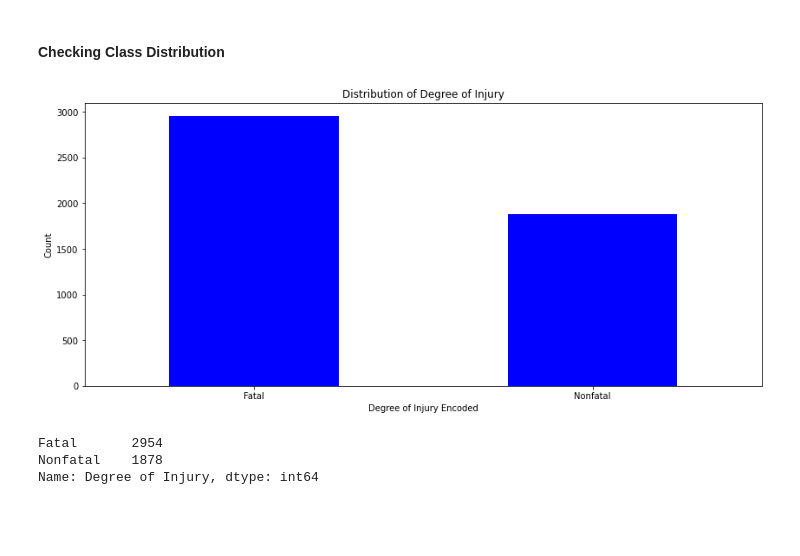
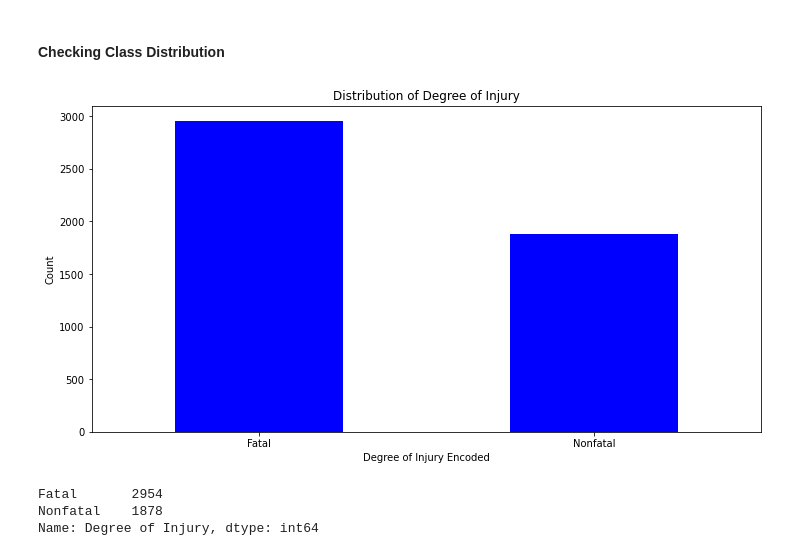
Before and after one commit to pmjustafort/construction-accident-nlp-predict, a Jupyter notebook: Modeling.ipynb, the cells around one changed output. Saved outputs shown, nothing was run; the diff lists cells and outputs as text; code cells hidden in the pictures; blank space fills up the shorter version.

Commit message:
new images and updated notebook

```diff
--- a/Modeling.ipynb
+++ b/Modeling.ipynb
@@ -341,17 +294,17 @@ df_clean['hazsub'] = df_clean['hazsub'].astype('int64')
 # %%
 # Getting value counts
 value_counts = df_clean['Degree of Injury'].value_counts()
 
 # Plotting
-plt.figure(figsize=(14,6))
+plt.figure(figsize=(12,6))
 value_counts.plot(kind='bar', color= 'blue')
 plt.title('Distribution of Degree of Injury')
 plt.xlabel('Degree of Injury Encoded')
 plt.ylabel('Count')
 plt.xticks(rotation=0)
 plt.show()
 # %% [output]
-[figure, old version]
+[figure, new version]
 # %%
 value_counts
 # %% [output]
```
Also changed, not shown: parts of 55 cells of this notebook, 15 other files.
